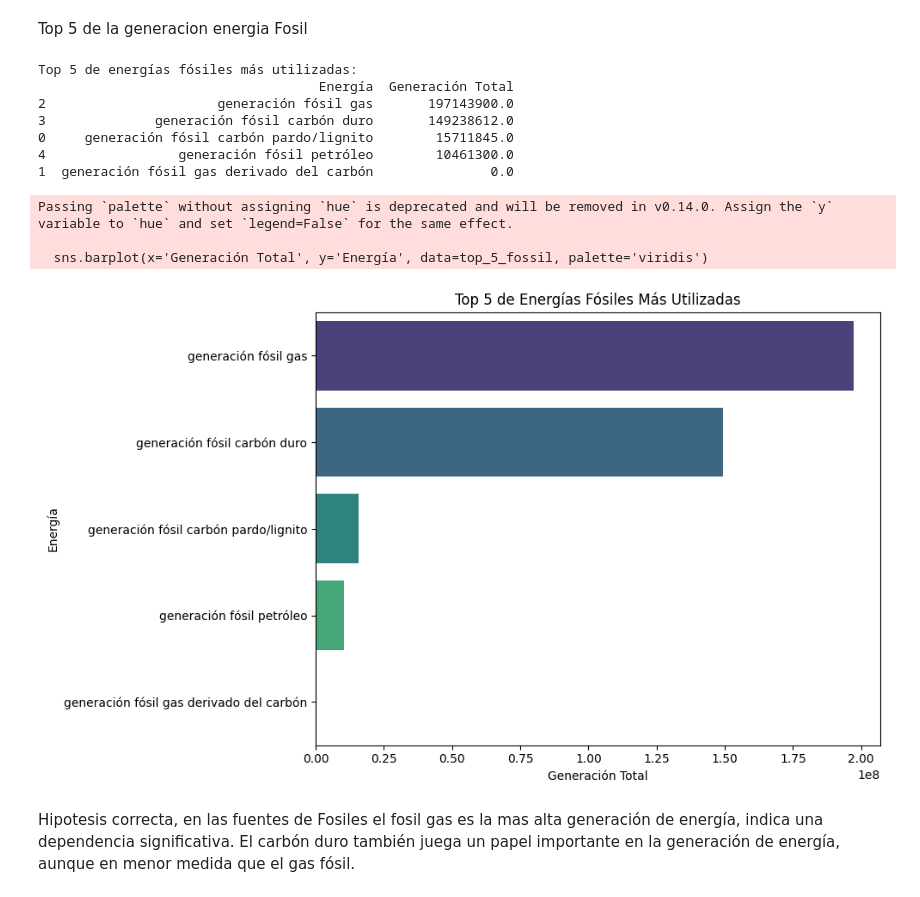
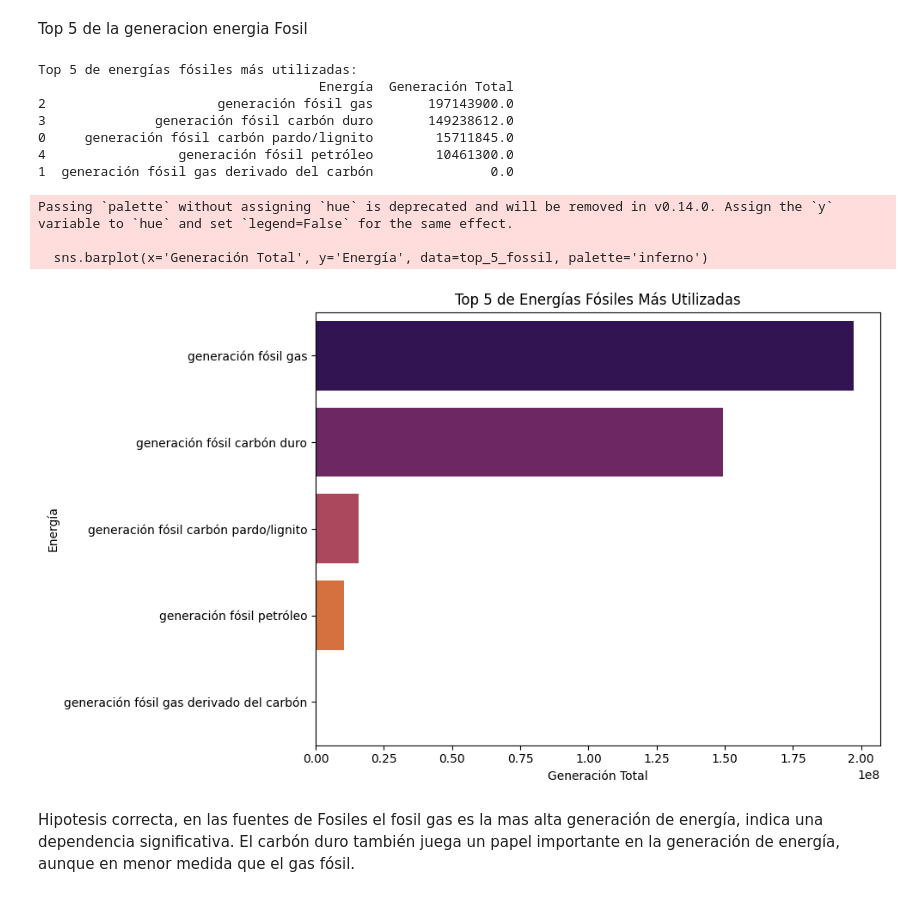
Before and after one commit to Rociosamudio/Machine-Learning-Data-Science-II, a Jupyter notebook: actividad_práctica_APIS_"LizRocio_SamudioRuiz”.ipynb, the cells around one changed output. Drawn from its saved outputs; the diff is of its cells as text; code cells hidden in the pictures.

```diff
--- a/actividad_práctica_APIS_"LizRocio_SamudioRuiz”.ipynb
+++ b/actividad_práctica_APIS_"LizRocio_SamudioRuiz”.ipynb
@@ -1021,36 +1039,36 @@ fossil_columns = [
 
 # Calcular la generación total de cada tipo de energía fósil
 generation_totals_fossil = df[fossil_columns].sum()
 
 # Crear un DataFrame para facilitar la ordenación
 generation_df_fossil = pd.DataFrame({'Energía': generation_totals_fossil.index, 'Generación Total': generation_totals_fossil.values})
 
 # Ordenar de mayor a menor generación
 top_5_fossil = generation_df_fossil.nlargest(5, 'Generación Total')
 
 print('Top 5 de energías fósiles más utilizadas:')
 print(top_5_fossil)
 
 # Crear el gráfico de barras con seaborn
 plt.figure(figsize=(10, 6))
-sns.barplot(x='Generación Total', y='Energía', data=top_5_fossil, palette='viridis')
+sns.barplot(x='Generación Total', y='Energía', data=top_5_fossil, palette='inferno')
 plt.title('Top 5 de Energías Fósiles Más Utilizadas')
 plt.xlabel('Generación Total')
 plt.ylabel('Energía')
 plt.tight_layout()
 plt.show()
 # %% [output]
 Top 5 de energías fósiles más utilizadas:
                                     Energía  Generación Total
 2                      generación fósil gas       197143900.0
 3              generación fósil carbón duro       149238612.0
 0     generación fósil carbón pardo/lignito        15711845.0
 4                 generación fósil petróleo        10461300.0
 1  generación fósil gas derivado del carbón               0.0
 Passing `palette` without assigning `hue` is deprecated and will be removed in v0.14.0. Assign the `y` variable to `hue` and set `legend=False` for the same effect.
 
-  sns.barplot(x='Generación Total', y='Energía', data=top_5_fossil, palette='viridis')
+  sns.barplot(x='Generación Total', y='Energía', data=top_5_fossil, palette='inferno')
-[figure, old version]
+[figure, new version]
 # %% [markdown]
 Hipotesis correcta, en las fuentes de Fosiles el fosil gas es la mas alta generación de energía, indica una dependencia significativa.
 El carbón duro también juega un papel importante en la generación de energía, aunque en menor medida que el gas fósil.
```
Also changed, not shown: parts of 21 cells of this notebook.
